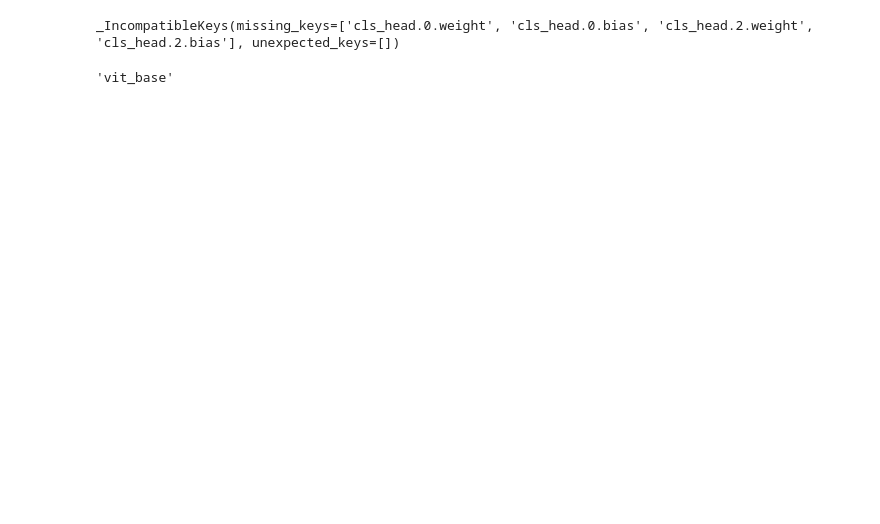
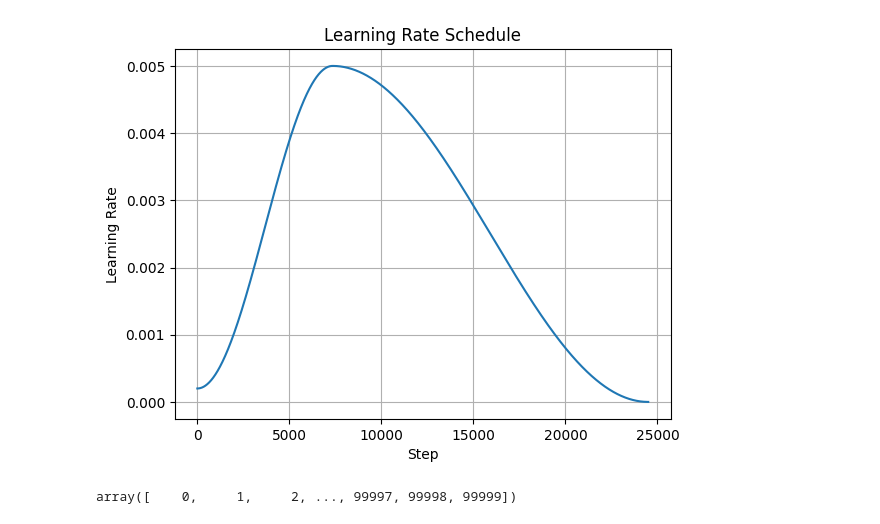
Before and after one commit to Morelli-01/aibio_nico, a Jupyter notebook: source/test.ipynb, the cells around one changed output. Drawn from its saved outputs; the diff is of its cells as text; code cells hidden in the pictures; blank space fills up the shorter version.

```diff
--- a/source/test.ipynb
+++ b/source/test.ipynb
@@ -4,6 +4,6 @@ from torchvision.datasets import ImageFolder
 from dataset import Rxrx1
 from torch.utils.data import DataLoader
 
-config = load_yaml("/homes/nmorelli/aibio_nico/config/general_conf.yaml")
+config = load_yaml("/homes/nmorelli/aibio_nico/config/head_conf.yaml")
 device = load_device(config)
 # %% [output]
@@ -27,3 +27,3 @@ Training network on Tesla P100-PCIE-16GB(8)
 # %%
-dataset = Rxrx1(root_dir = config["dataset_dir"], metadata_path=config["metadata_path"])
+dataset = Rxrx1(root_dir = config["dataset_dir"], metadata_path=config["metadata_path"], dataset_norm=config["dataset_norm"])
 # %%
@@ -36,8 +37,0 @@ checkpoint = torch.load("/homes/nmorelli/aibio_nico/checkpoint/simclr_backbone_v
-# %%
-net.load_state_dict(checkpoint["model_state_dict"], strict=False)
-# %% [output]
-_IncompatibleKeys(missing_keys=['cls_head.0.weight', 'cls_head.0.bias', 'cls_head.2.weight', 'cls_head.2.bias'], unexpected_keys=[])
-# %%
-net.backbone_name
-# %% [output]
-'vit_base'
@@ -43,0 +40,20 @@ net.backbone_name
+# %%
+sched_values = []
+for i in range(24500):
+    sched_values.append(sched.get_last_lr()[0])
+    sched.step()
+# %%
+import matplotlib.pyplot as plt
+
+plt.plot(sched_values)
+plt.xlabel("Step")
+plt.ylabel("Learning Rate")
+plt.title("Learning Rate Schedule")
+plt.grid()
+plt.show()
+# %% [output]
+[figure, added]
+# %%
+np.arange(100000)
+# %% [output]
+array([    0,     1,     2, ..., 99997, 99998, 99999])
```
Also changed, not shown: parts of 6 cells of this notebook, 13 other files.
